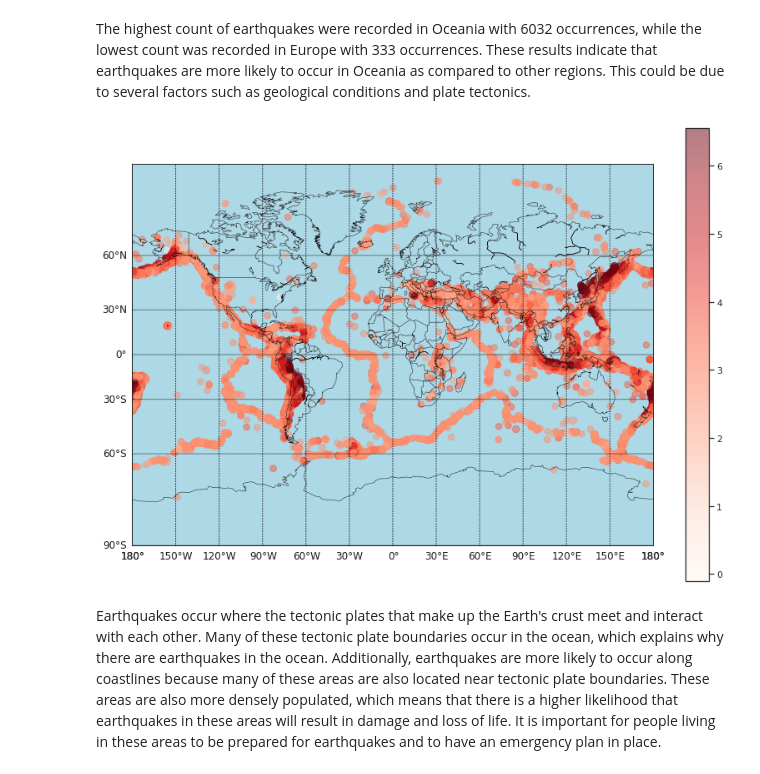
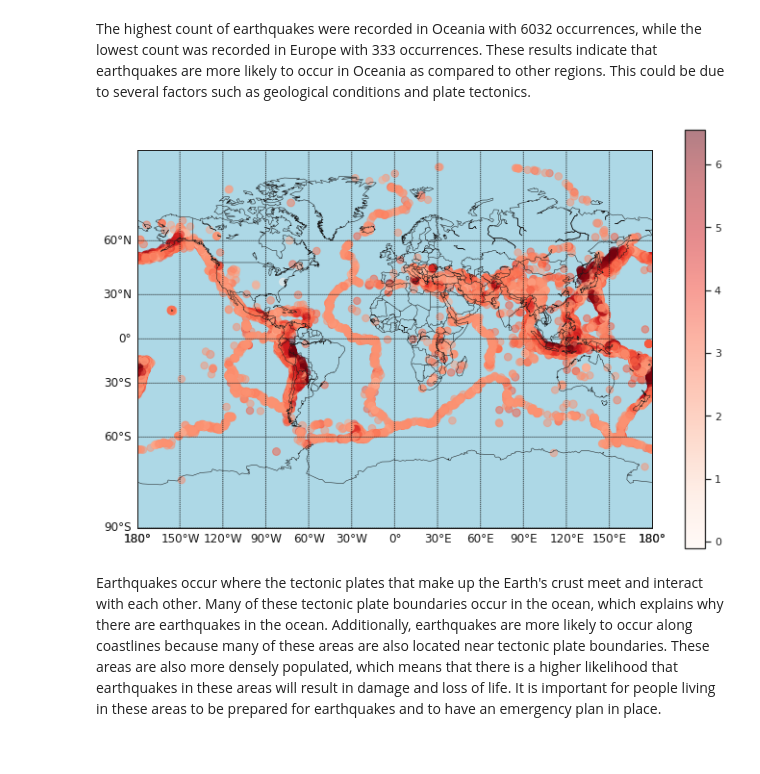
Before and after one commit to PerisN/Predicting-Earthquakes, a Jupyter notebook: Earthquakes.ipynb, the cells around one changed output. Cells and saved outputs as stored; diff of their text form; code cells hidden in the pictures.

```diff
--- a/Earthquakes.ipynb
+++ b/Earthquakes.ipynb
@@ -341,29 +287,29 @@ Name: Latitude, dtype: int64
 # %% [markdown]
 The highest count of earthquakes were recorded in Oceania with 6032 occurrences, while the lowest count was recorded in Europe with 333 occurrences. These results indicate that earthquakes are more likely to occur in Oceania as compared to other regions. This could be due to several factors such as geological conditions and plate tectonics.
 # %%
-fig = plt.figure(figsize=(14, 10))
+fig = plt.figure(figsize=(12, 8))
 
 # Create basemap object
 m = Basemap(projection='mill',llcrnrlat=-90,urcrnrlat=90,\
             llcrnrlon=-180,urcrnrlon=180,resolution='c')
 
 # draw coastlines, country boundaries, and grid lines
 m.drawcoastlines(linewidth=0.5)
 m.drawcountries(linewidth=0.5)
 m.drawmapboundary(fill_color='lightblue')
 m.drawmeridians(np.arange(0,360,30),labels=[0,0,0,1])
 m.drawparallels(np.arange(-90,90,30),labels=[1,0,0,0])
 
 # convert latitudes and longitudes to x and y coordinates
 x, y = m(df['Longitude'].values, df['Latitude'].values)
 
 # plot earthquakes on map with size based on magnitude and color based on depth
 points = m.scatter(x, y, s=10*df['Magnitude'].values, c=df['Depth'].values, cmap='Reds', alpha=0.5)
 
 plt.colorbar(points)
 plt.show();
 # %% [output]
-[figure, old version]
+[figure, new version]
 # %% [markdown]
 Earthquakes occur where the tectonic plates that make up the Earth's crust meet and interact with each other. Many of these tectonic plate boundaries occur in the ocean, which explains why there are earthquakes in the ocean. Additionally, earthquakes are more likely to occur along coastlines because many of these areas are also located near tectonic plate boundaries. These areas are also more densely populated, which means that there is a higher likelihood that earthquakes in these areas will result in damage and loss of life. It is important for people living in these areas to be prepared for earthquakes and to have an emergency plan in place.
 # %%
```
Also changed, not shown: parts of 18 cells of this notebook.
